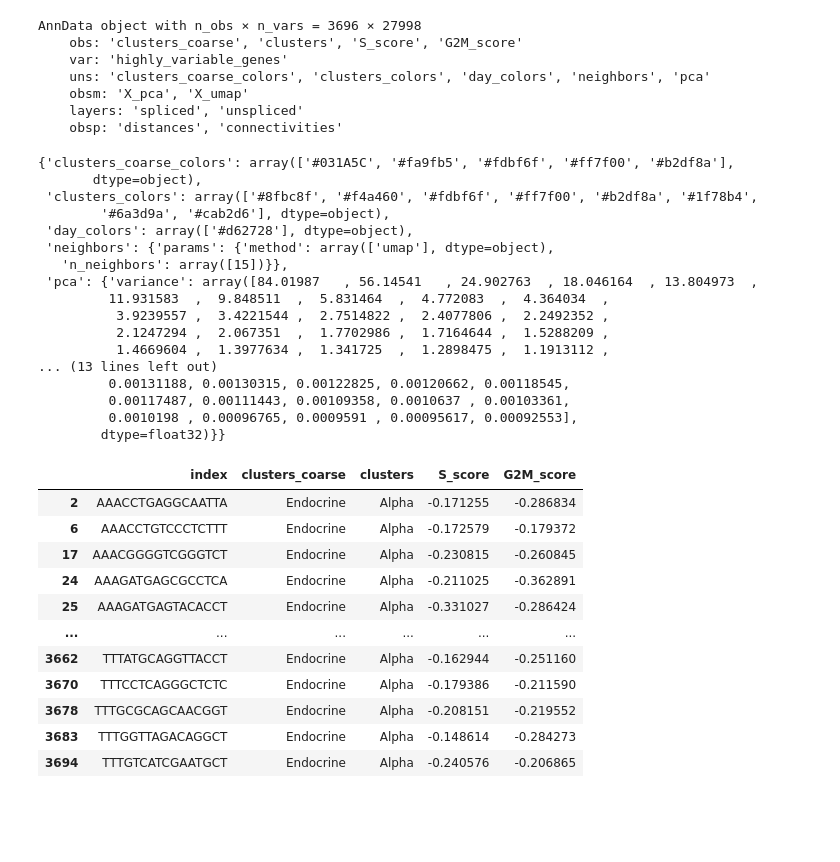
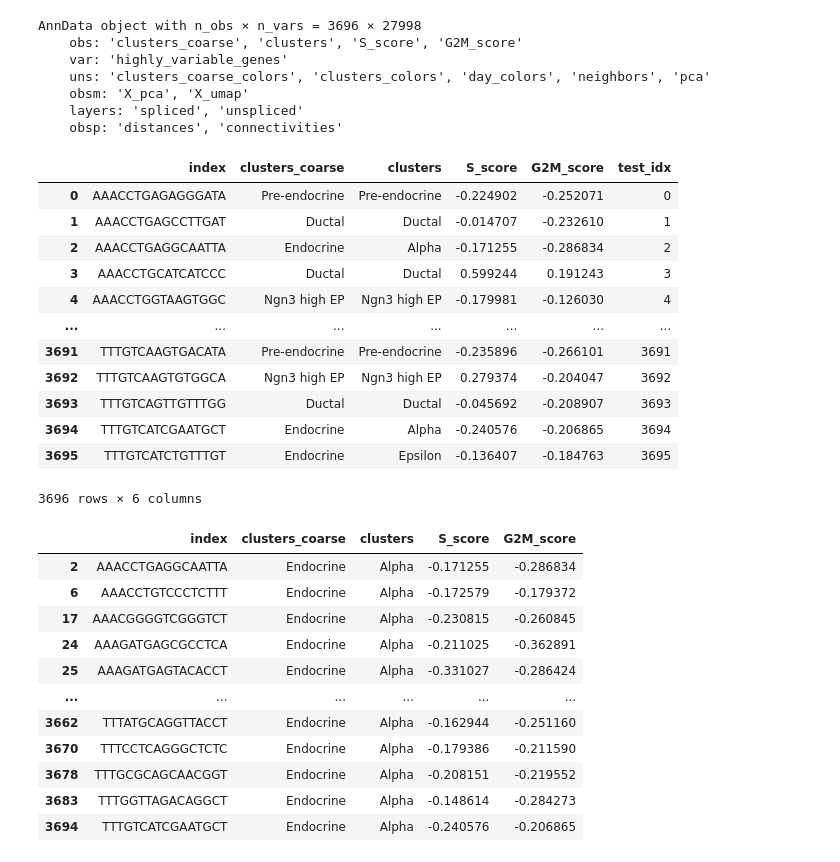
Before and after one commit to Fkrgl/scTransformer, a Jupyter notebook: src/scvelo-pancreatic_endocrinogenesis.ipynb, the cells around one changed output. Cells and saved outputs as stored; diff of their text form; code cells hidden in the pictures; blank space fills up the shorter version.

```diff
--- a/src/scvelo-pancreatic_endocrinogenesis.ipynb
+++ b/src/scvelo-pancreatic_endocrinogenesis.ipynb
@@ -15,23 +15,23 @@ AnnData object with n_obs × n_vars = 3696 × 27998
     obsm: 'X_pca', 'X_umap'
     layers: 'spliced', 'unspliced'
     obsp: 'distances', 'connectivities'
+# %%
+anndata.obs = anndata.obs.reset_index()
+test_idx = np.arange(len(anndata.obs))
+anndata.obs['test_idx'] = test_idx
 # %%
-anndata.uns
+anndata.obs
 # %% [output]
+|  | index | clusters_coarse | clusters | S_score | G2M_score | test_idx |
+| 0 | AAACCTGAGAGGGATA | Pre-endocrine | Pre-endocrine | -0.224902 | -0.252071 | 0 |
+| 1 | AAACCTGAGCCTTGAT | Ductal | Ductal | -0.014707 | -0.232610 | 1 |
+| 2 | AAACCTGAGGCAATTA | Endocrine | Alpha | -0.171255 | -0.286834 | 2 |
+| 3 | AAACCTGCATCATCCC | Ductal | Ductal | 0.599244 | 0.191243 | 3 |
+| 4 | AAACCTGGTAAGTGGC | Ngn3 high EP | Ngn3 high EP | -0.179981 | -0.126030 | 4 |
+| ... | ... | ... | ... | ... | ... | ... |
+| 3691 | TTTGTCAAGTGACATA | Pre-endocrine | Pre-endocrine | -0.235896 | -0.266101 | 3691 |
+| 3692 | TTTGTCAAGTGTGGCA | Ngn3 high EP | Ngn3 high EP | 0.279374 | -0.204047 | 3692 |
+| 3693 | TTTGTCAGTTGTTTGG | Ductal | Ductal | -0.045692 | -0.208907 | 3693 |
+| 3694 | TTTGTCATCGAATGCT | Endocrine | Alpha | -0.240576 | -0.206865 | 3694 |
+| 3695 | TTTGTCATCTGTTTGT | Endocrine | Epsilon | -0.136407 | -0.184763 | 3695 |
-{'clusters_coarse_colors': array(['#031A5C', '#fa9fb5', '#fdbf6f', '#ff7f00', '#b2df8a'],
-       dtype=object),
- 'clusters_colors': array(['#8fbc8f', '#f4a460', '#fdbf6f', '#ff7f00', '#b2df8a', '#1f78b4',
-        '#6a3d9a', '#cab2d6'], dtype=object),
- 'day_colors': array(['#d62728'], dtype=object),
- 'neighbors': {'params': {'method': array(['umap'], dtype=object),
-   'n_neighbors': array([15])}},
- 'pca': {'variance': array([84.01987   , 56.14541   , 24.902763  , 18.046164  , 13.804973  ,
-         11.931583  ,  9.848511  ,  5.831464  ,  4.772083  ,  4.364034  ,
-          3.9239557 ,  3.4221544 ,  2.7514822 ,  2.4077806 ,  2.2492352 ,
-          2.1247294 ,  2.067351  ,  1.7702986 ,  1.7164644 ,  1.5288209 ,
-          1.4669604 ,  1.3977634 ,  1.341725  ,  1.2898475 ,  1.1913112 ,
-... (13 lines left out)
-         0.00131188, 0.00130315, 0.00122825, 0.00120662, 0.00118545,
-         0.00117487, 0.00111443, 0.00109358, 0.0010637 , 0.00103361,
-         0.0010198 , 0.00096765, 0.0009591 , 0.00095617, 0.00092553],
-        dtype=float32)}}
+3696 rows × 6 columns
```
Also changed, not shown: parts of 1 cell of this notebook, 6 other files.
